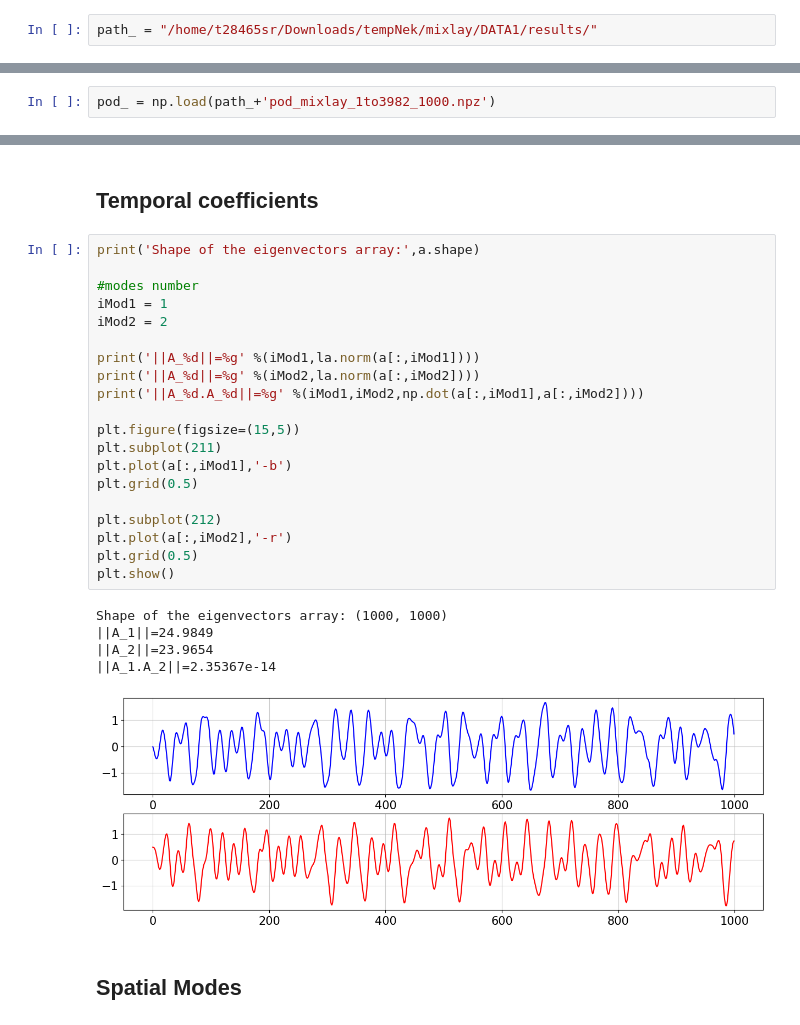
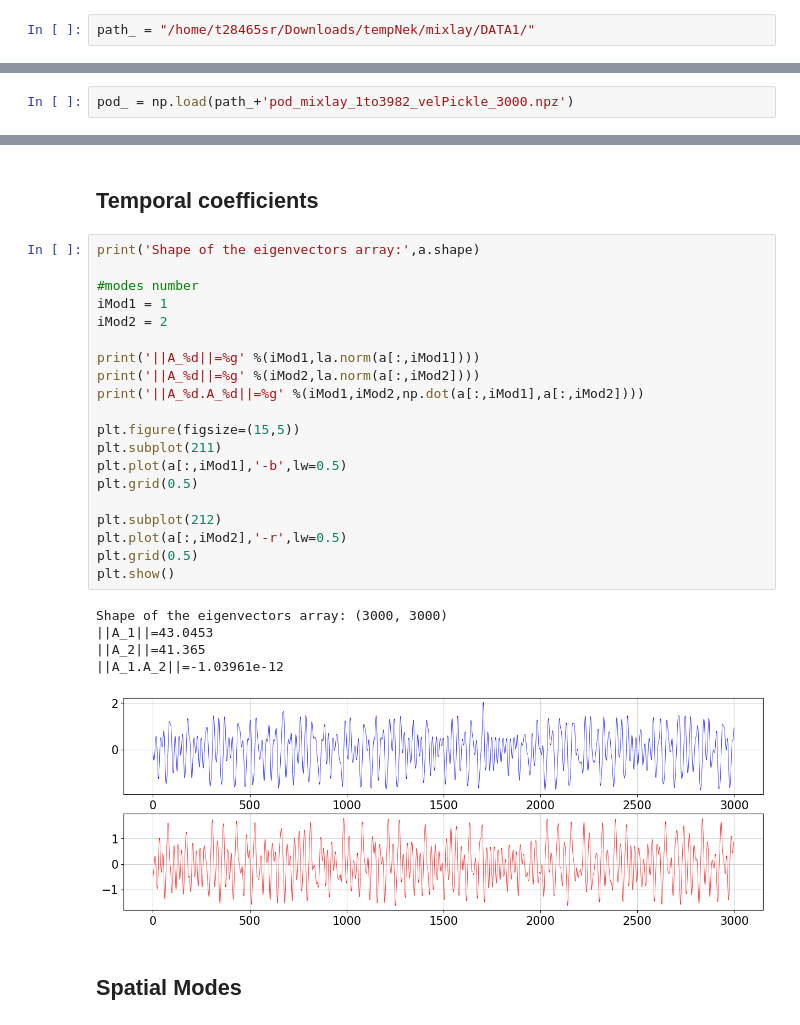
Before and after one commit to salrm8/timeForecast_AR_NN_UoM, a Jupyter notebook: pod/pod_postProcess.ipynb, the cells around one changed output, grey strips where cells are left out. Drawn from its saved outputs; the diff is of its cells as text.

```diff
--- a/pod/pod_postProcess.ipynb
+++ b/pod/pod_postProcess.ipynb
@@ -28,7 +28,7 @@ from plotters import contour2d,scatter
 # %% [markdown]
 Path to the folder containing the POD data
 # %%
-path_ = "/home/t28465sr/Downloads/tempNek/mixlay/DATA1/results/"
+path_ = "/home/t28465sr/Downloads/tempNek/mixlay/DATA1/"
 # %% [markdown]
 Use below if the POD data are saved in `pickle` format.
 # %%
@@ -37,7 +37,7 @@ Use below if the POD data are saved in `pickle` format.
 # %% [markdown]
 Use below if the POD data are saved as `numpy` arrays.
 # %%
-pod_ = np.load(path_+'pod_mixlay_1to3982_1000.npz')
+pod_ = np.load(path_+'pod_mixlay_1to3982_velPickle_3000.npz')
 # %% [markdown]
 POD data
 # %%
@@ -73,29 +73,29 @@ plt.show()
 # %%
 print('Shape of the eigenvectors array:',a.shape)
 
 #modes number
 iMod1 = 1
 iMod2 = 2
 
 print('||A_%d||=%g' %(iMod1,la.norm(a[:,iMod1])))
 print('||A_%d||=%g' %(iMod2,la.norm(a[:,iMod2])))
 print('||A_%d.A_%d||=%g' %(iMod1,iMod2,np.dot(a[:,iMod1],a[:,iMod2])))
 
 plt.figure(figsize=(15,5))
 plt.subplot(211)
-plt.plot(a[:,iMod1],'-b')
+plt.plot(a[:,iMod1],'-b',lw=0.5)
 plt.grid(0.5)
 
 plt.subplot(212)
-plt.plot(a[:,iMod2],'-r')
+plt.plot(a[:,iMod2],'-r',lw=0.5)
 plt.grid(0.5)
 plt.show()
 # %% [output]
-Shape of the eigenvectors array: (1000, 1000)
-||A_1||=24.9849
-||A_2||=23.9654
-||A_1.A_2||=2.35367e-14
+Shape of the eigenvectors array: (3000, 3000)
+||A_1||=43.0453
+||A_2||=41.365
+||A_1.A_2||=-1.03961e-12
-[figure, old version]
+[figure, new version]
 # %% [markdown]
 ## Spatial Modes
 # %%
```
Also changed, not shown: parts of 3 cells of this notebook.
